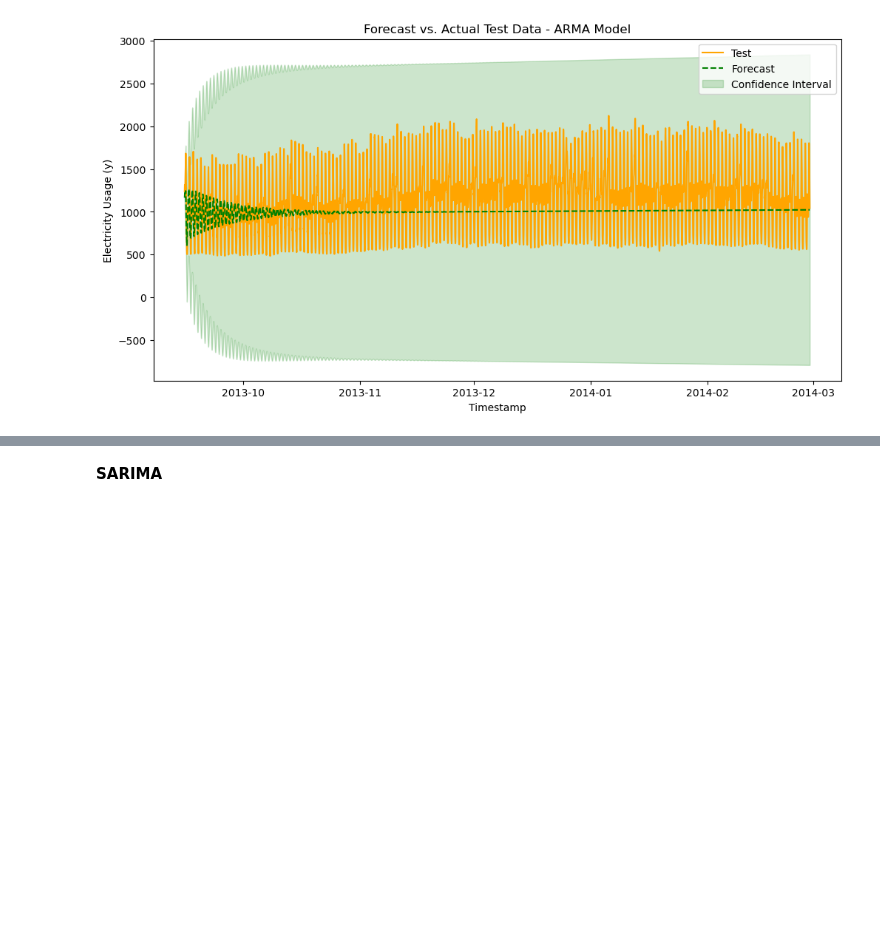
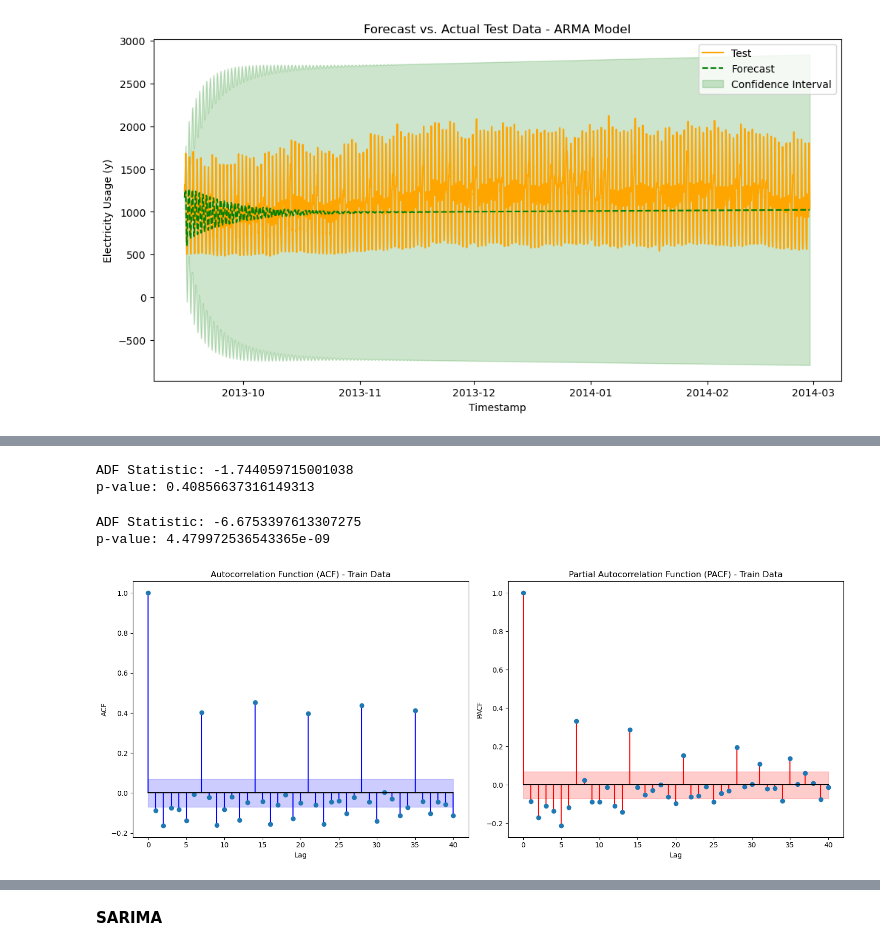
Before and after one commit to chowfi/electricity_demand_forecasting, a Jupyter notebook: notebooks/models.ipynb, the cells around one changed output, grey strips where cells are left out. Saved outputs shown, nothing was run; the diff lists cells and outputs as text; code cells hidden in the pictures; blank space fills up the shorter version.

```diff
--- a/notebooks/models.ipynb
+++ b/notebooks/models.ipynb
@@ -280,0 +361,44 @@ Evaluation Metrics:
+# %%
+adf_test = adfuller(train_signal_daily)
+print(f"ADF Statistic: {adf_test[0]}")
+print(f"p-value: {adf_test[1]}")
+# %% [output]
+ADF Statistic: -1.744059715001038
+p-value: 0.40856637316149313
+# %%
+differenced_series = daily_demand.diff().dropna() #differenced data once
+
+differenced_train_signal = differenced_series['y'].to_numpy()
+adf_test = adfuller(differenced_train_signal)
+print(f"ADF Statistic: {adf_test[0]}")
+print(f"p-value: {adf_test[1]}")
+# %% [output]
+ADF Statistic: -6.6753397613307275
+p-value: 4.479972536543365e-09
+# %%
+train_signal = differenced_series['y'].to_numpy()
+
+n_lags = 40
+acf_estimate = acf(train_signal, nlags=n_lags)
+pacf_estimate = pacf(train_signal, nlags=n_lags)
+acf_error_estimate = 2 / np.sqrt(len(train_signal))
+pacf_error_estimate = 2 / np.sqrt(len(train_signal))
+
+fig, (ax1, ax2) = plt.subplots(1, 2, figsize=(15, 6))
+
+ax1.stem(range(len(acf_estimate)), acf_estimate, linefmt='b', basefmt='k', use_line_collection=True)
+ax1.fill_between(range(len(acf_estimate)), acf_error_estimate, -acf_error_estimate, color='blue', alpha=0.2)
+ax1.set_title("Autocorrelation Function (ACF) - Train Data")
+ax1.set_xlabel("Lag")
+ax1.set_ylabel("ACF")
+
+ax2.stem(range(len(pacf_estimate)), pacf_estimate, linefmt='r', basefmt='k', use_line_collection=True)
+ax2.fill_between(range(len(pacf_estimate)), pacf_error_estimate, -pacf_error_estimate, color='red', alpha=0.2)
+ax2.set_title("Partial Autocorrelation Function (PACF) - Train Data")
+ax2.set_xlabel("Lag")
+ax2.set_ylabel("PACF")
+
+plt.tight_layout()
+plt.show()
+# %% [output]
+[figure, added]
```
Also changed, not shown: parts of 10 cells of this notebook.
